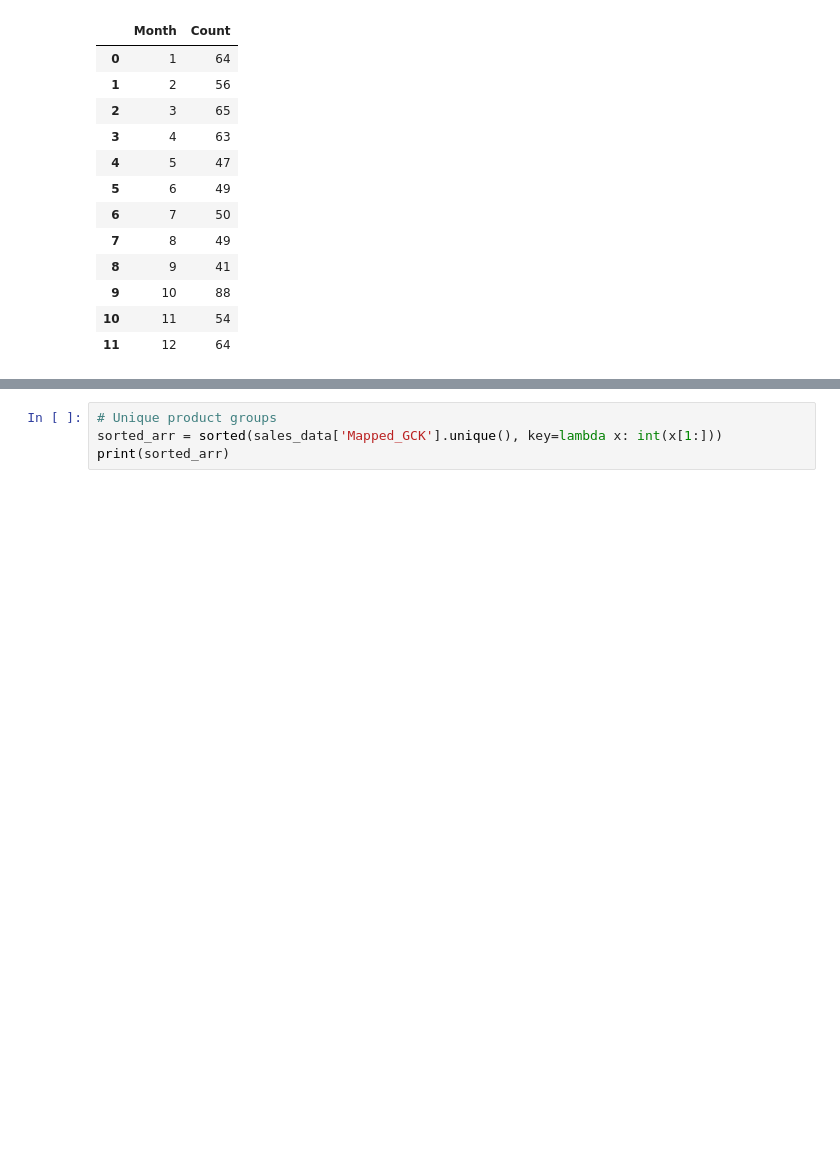
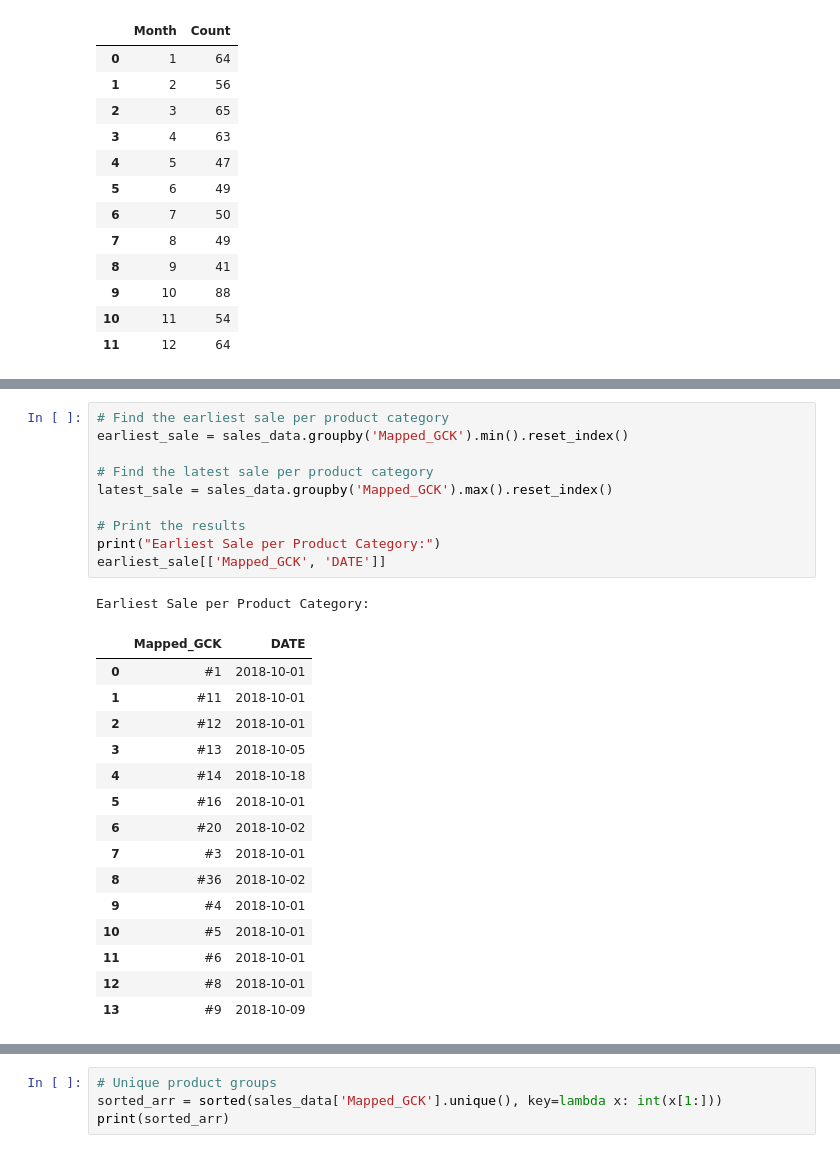
Before and after one commit to MGN19/Siemens-forecast, a Jupyter notebook: explore.ipynb, the cells around one changed output, grey strips where cells are left out. Drawn from its saved outputs; the diff is of its cells as text; blank space fills up the shorter version.

Commit message:
explorations no sales per category

```diff
--- a/explore.ipynb
+++ b/explore.ipynb
@@ -530,0 +537,27 @@ Month Patterns for No Sales Days:
+# %%
+# Find the earliest sale per product category
+earliest_sale = sales_data.groupby('Mapped_GCK').min().reset_index()
+
+# Find the latest sale per product category
+latest_sale = sales_data.groupby('Mapped_GCK').max().reset_index()
+
+# Print the results
+print("Earliest Sale per Product Category:")
+earliest_sale[['Mapped_GCK', 'DATE']]
+# %% [output]
+Earliest Sale per Product Category:
+|  | Mapped_GCK | DATE |
+| 0 | #1 | 2018-10-01 |
+| 1 | #11 | 2018-10-01 |
+| 2 | #12 | 2018-10-01 |
+| 3 | #13 | 2018-10-05 |
+| 4 | #14 | 2018-10-18 |
+| 5 | #16 | 2018-10-01 |
+| 6 | #20 | 2018-10-02 |
+| 7 | #3 | 2018-10-01 |
+| 8 | #36 | 2018-10-02 |
+| 9 | #4 | 2018-10-01 |
+| 10 | #5 | 2018-10-01 |
+| 11 | #6 | 2018-10-01 |
+| 12 | #8 | 2018-10-01 |
+| 13 | #9 | 2018-10-09 |
```
Also changed, not shown: parts of 3 cells of this notebook.
